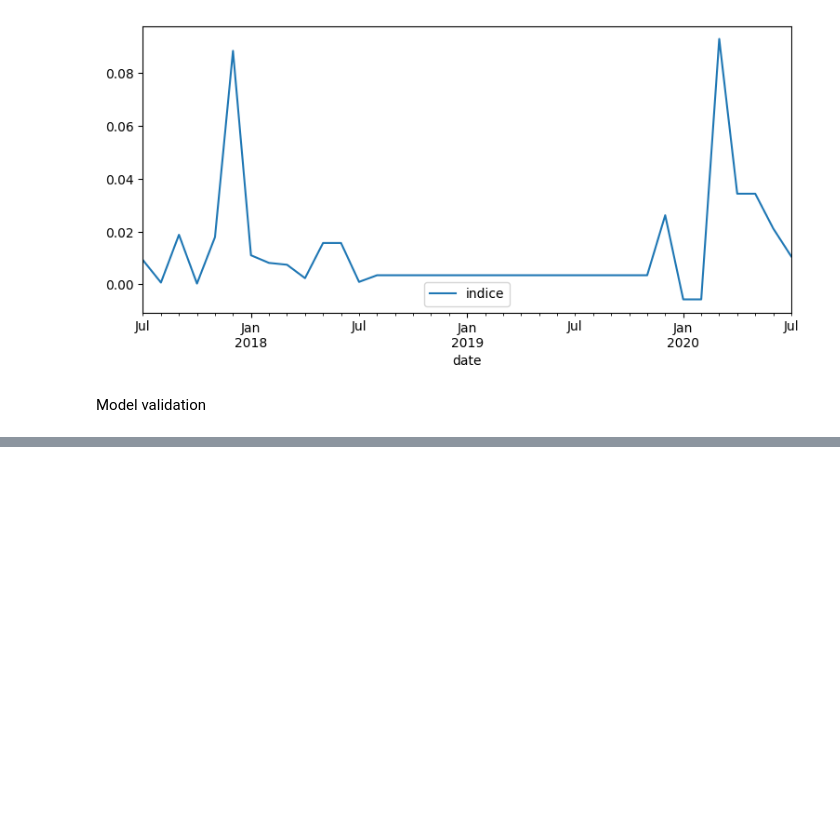
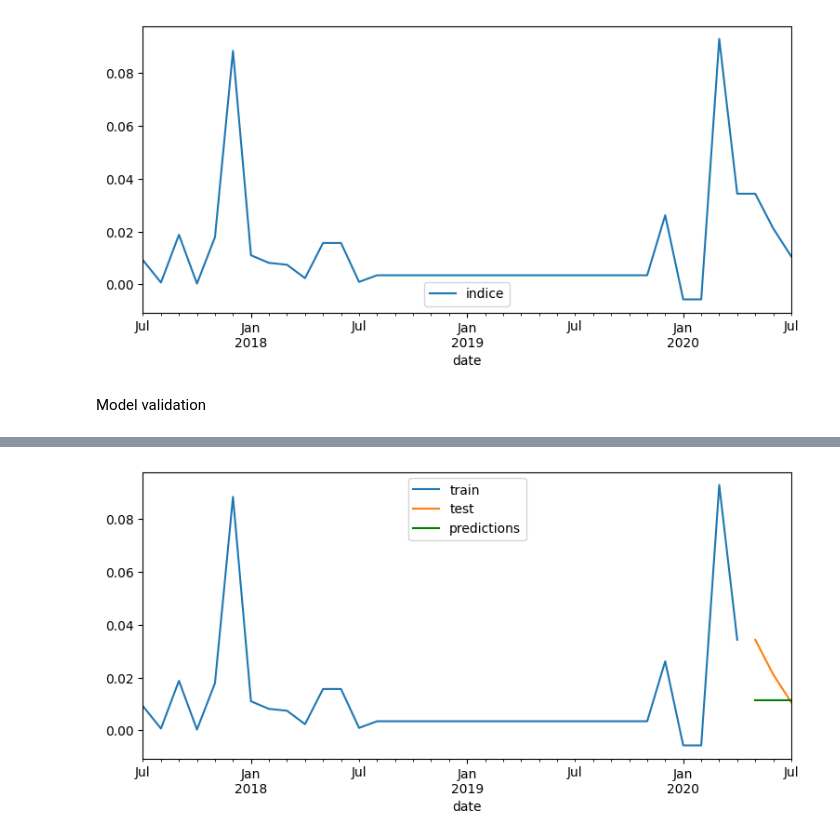
Before and after one commit to PhatomFatec/GeoForesight-back, a Jupyter notebook: notebooks/4.0-lg-Forecast.ipynb, the cells around one changed output, grey strips where cells are left out. Cells and saved outputs as stored; diff of their text form; code cells hidden in the pictures; blank space fills up the shorter version.

```diff
--- a/notebooks/4.0-lg-Forecast.ipynb
+++ b/notebooks/4.0-lg-Forecast.ipynb
@@ -146,0 +217,12 @@ Number of models compared: 900.
+# %%
+# O ARIMA vem com um tunning automático, o auto_arima
+from pmdarima.arima import auto_arima
+
+model = auto_arima(data_train['indice'], trace=True, error_action='ignore', suppress_warnings=True)
+# Treina o modelo
+model.fit(data_train['indice'])
+# Previsao
+forecast = model.predict(n_periods=len(data_test))
+# Converte para um dataframe
+forecast = pd.DataFrame(forecast,index = data_test.index,columns=['Prediction'])
+forecast
@@ -146,0 +245,9 @@ Number of models compared: 900.
+# %%
+# Plota a predição, comparando com valores reais
+fig, ax=plt.subplots(figsize=(9, 4))
+data_train['indice'].plot(ax=ax, label='train')
+data_test['indice'].plot(ax=ax, label='test')
+forecast['Prediction'].plot(ax=ax, label='predictions', color='green')
+ax.legend();
+# %% [output]
+[figure, added]
```
Also changed, not shown: parts of 14 cells of this notebook.
